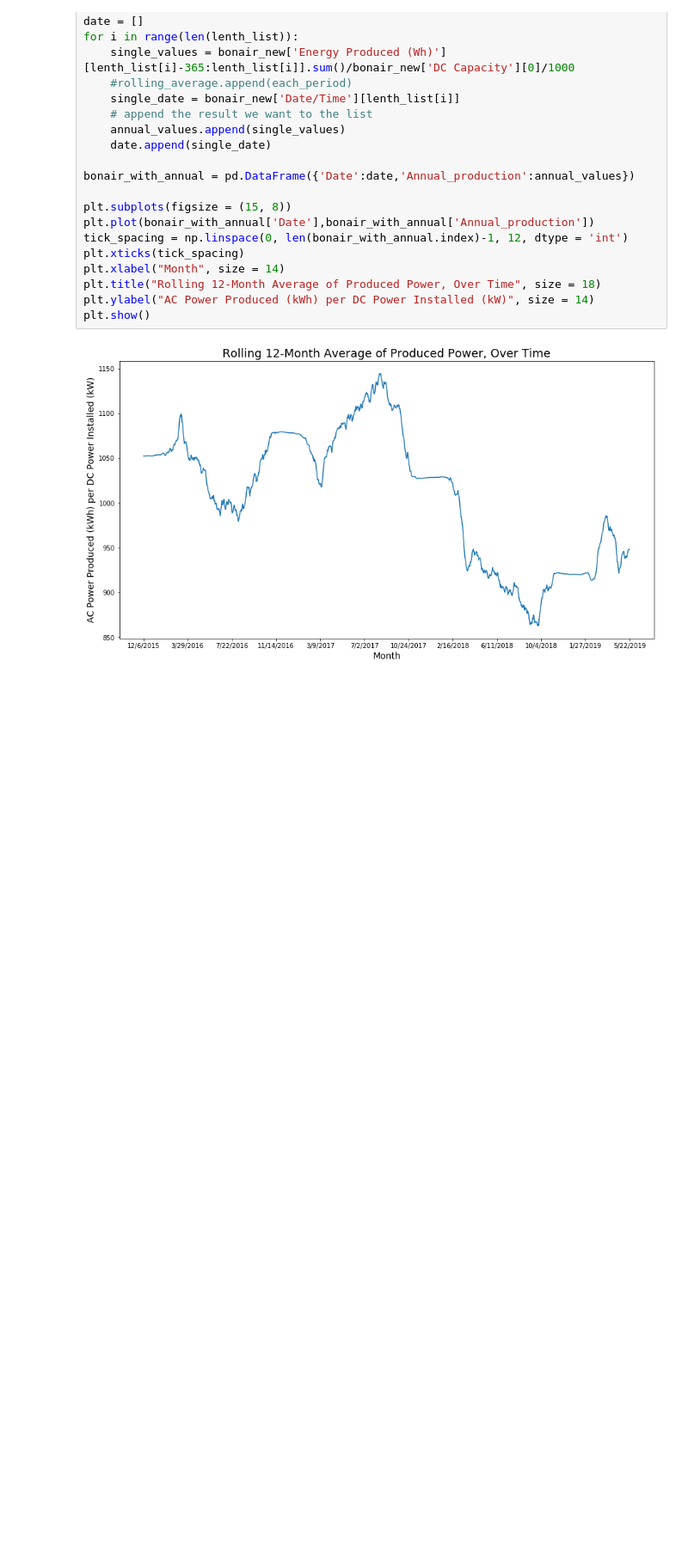
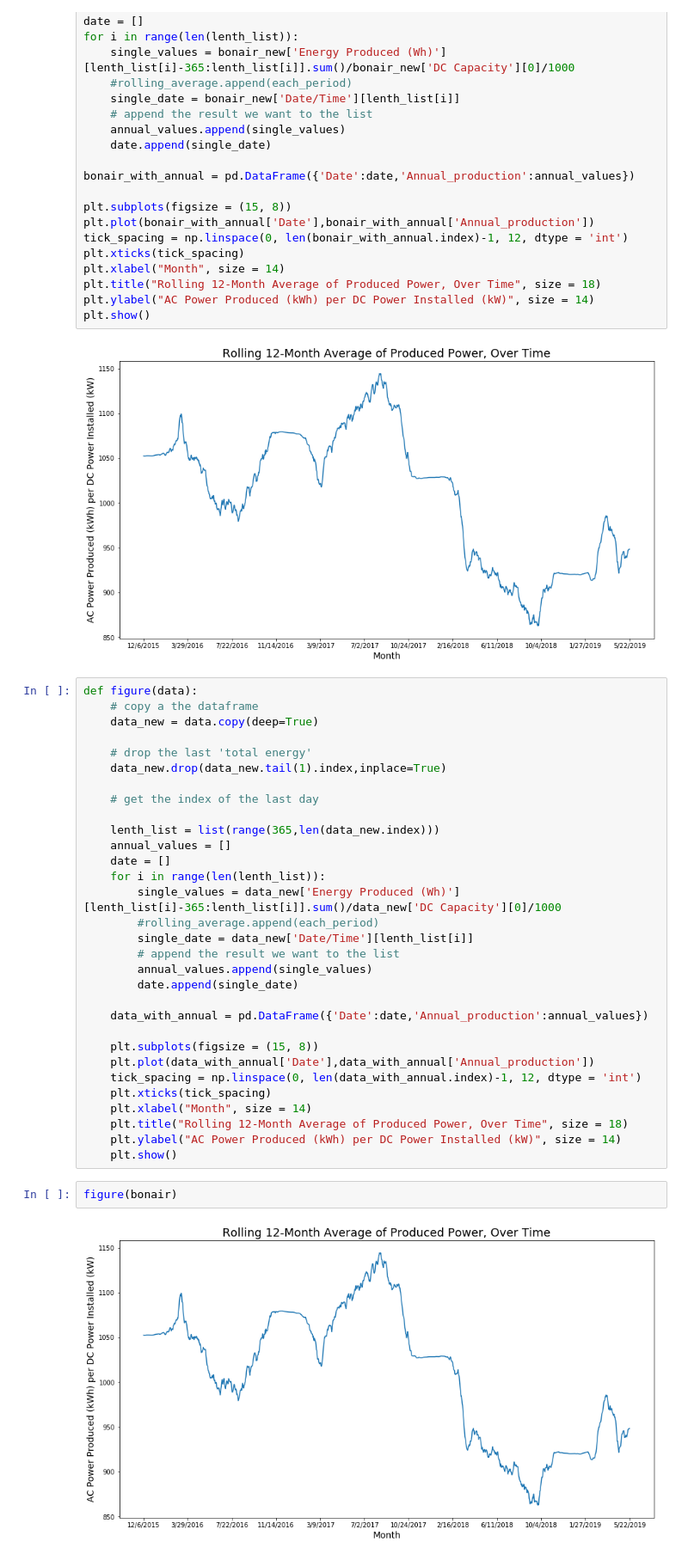
Before and after one commit to acep-uaf/ACEP_solar, a Jupyter notebook: GEGU/new_data.ipynb, the cells around one changed output. Shown at 86% size. Drawn from its saved outputs; the diff is of its cells as text; blank space fills up the shorter version.

Commit message:
add all data

```diff
--- a/GEGU/new_data.ipynb
+++ b/GEGU/new_data.ipynb
@@ -92,3 +138,38 @@ plt.ylabel("AC Power Produced (kWh) per DC Power Installed (kW)", size = 14)
 plt.show()
 # %% [output]
 [figure]
+# %%
+def figure(data):
+    # copy a the dataframe
+    data_new = data.copy(deep=True)
+
+    # drop the last 'total energy'
+    data_new.drop(data_new.tail(1).index,inplace=True)
+
+    # get the index of the last day
+
+    lenth_list = list(range(365,len(data_new.index)))
+    annual_values = []
+    date = []
+    for i in range(len(lenth_list)):
+        single_values = data_new['Energy Produced (Wh)'][lenth_list[i]-365:lenth_list[i]].sum()/data_new['DC Capacity'][0]/1000
+        #rolling_average.append(each_period)
+        single_date = data_new['Date/Time'][lenth_list[i]]
+        # append the result we want to the list
+        annual_values.append(single_values)
+        date.append(single_date)
+
+    data_with_annual = pd.DataFrame({'Date':date,'Annual_production':annual_values})
+
+    plt.subplots(figsize = (15, 8))
+    plt.plot(data_with_annual['Date'],data_with_annual['Annual_production'])
+    tick_spacing = np.linspace(0, len(data_with_annual.index)-1, 12, dtype = 'int')
+    plt.xticks(tick_spacing)
+    plt.xlabel("Month", size = 14)
+    plt.title("Rolling 12-Month Average of Produced Power, Over Time", size = 18)
+    plt.ylabel("AC Power Produced (kWh) per DC Power Installed (kW)", size = 14)
+    plt.show()
+# %%
+figure(bonair)
+# %% [output]
+[figure, added]
```
Also changed, not shown: parts of 14 cells of this notebook.
